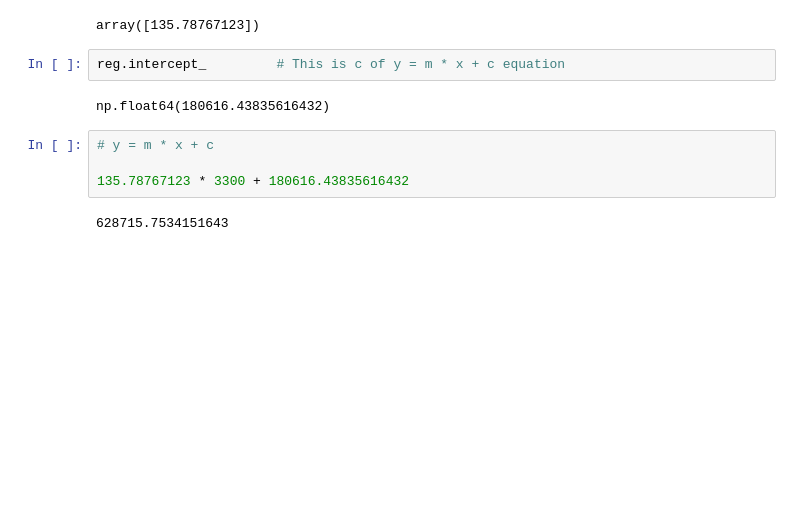
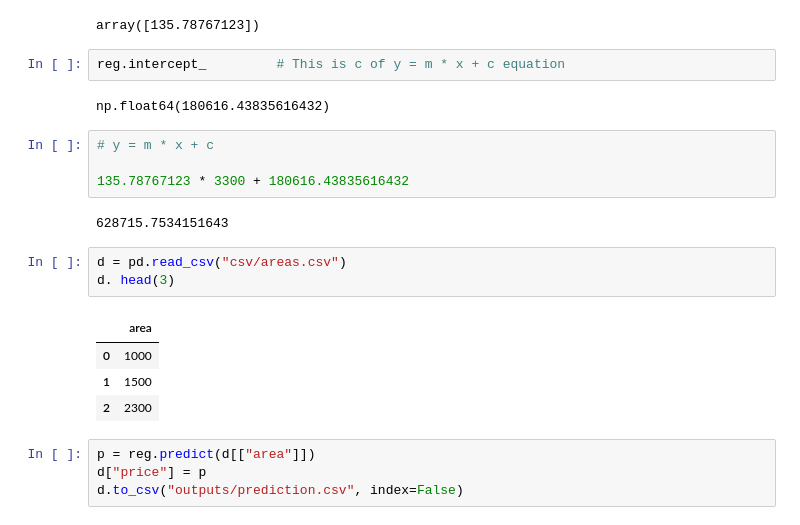
Before and after one commit to manojtharindu11/ml-learning-path, a Jupyter notebook: Untitled-1.ipynb, the cells around one changed output. Saved outputs shown, nothing was run; the diff lists cells and outputs as text; blank space fills up the shorter version.

Commit message:
store predicted output in csv file

```diff
--- a/Untitled-1.ipynb
+++ b/Untitled-1.ipynb
@@ -44,3 +44,15 @@ np.float64(180616.43835616432)
 135.78767123 * 3300 + 180616.43835616432
 # %% [output]
 628715.7534151643
+# %%
+d = pd.read_csv("csv/areas.csv")
+d. head(3)
+# %% [output]
+|  | area |
+| 0 | 1000 |
+| 1 | 1500 |
+| 2 | 2300 |
+# %%
+p = reg.predict(d[["area"]])
+d["price"] = p
+d.to_csv("outputs/prediction.csv", index=False)
```
Also changed, not shown: 1 other file.
